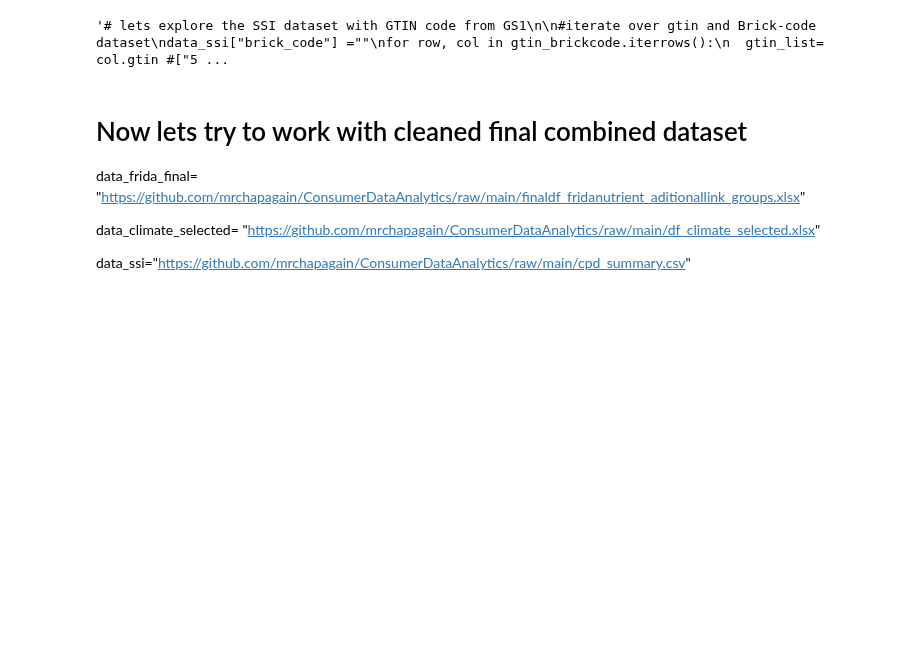
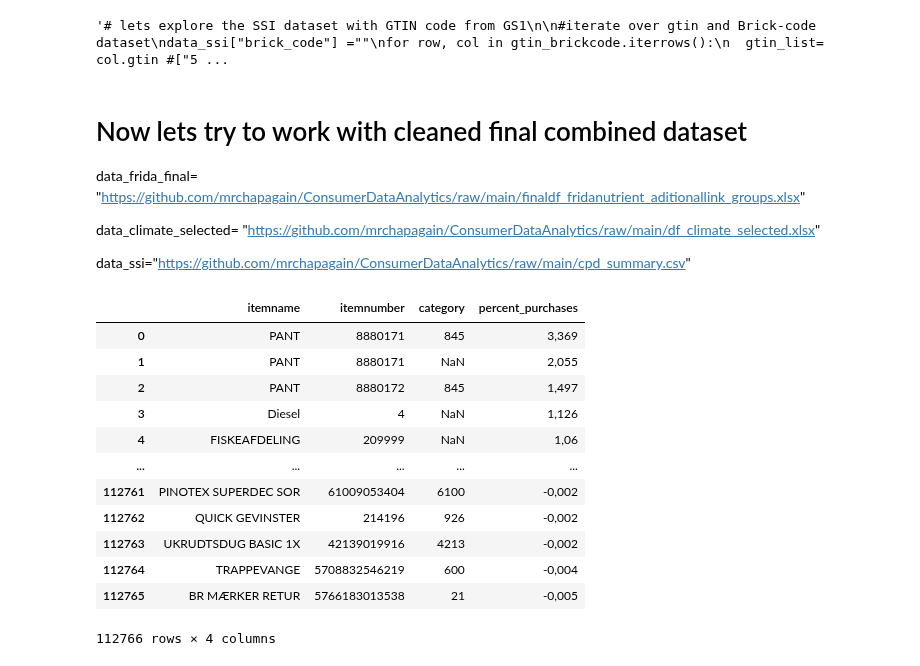
Before and after one commit to mrchapagain/ConsumerDataAnalytics, a Jupyter notebook: Data_Exploration.ipynb, the cells around one changed output. Saved outputs shown, nothing was run; the diff lists cells and outputs as text; code cells hidden in the pictures; blank space fills up the shorter version.

```diff
--- a/Data_Exploration.ipynb
+++ b/Data_Exploration.ipynb
@@ -681,3 +681,27 @@ data_frida_final= "https://github.com/mrchapagain/ConsumerDataAnalytics/raw/main
 data_climate_selected= "https://github.com/mrchapagain/ConsumerDataAnalytics/raw/main/df_climate_selected.xlsx"
 
 data_ssi="https://github.com/mrchapagain/ConsumerDataAnalytics/raw/main/cpd_summary.csv"
+# %%
+#@title Display dataframe { run: "auto", vertical-output: true }
+data_frida_final= "https://github.com/mrchapagain/ConsumerDataAnalytics/raw/main/finaldf_fridanutrient_aditionallink_groups.xlsx"
+data_climate_selected= "https://github.com/mrchapagain/ConsumerDataAnalytics/raw/main/df_climate_selected.xlsx"
+data_ssi="https://github.com/mrchapagain/ConsumerDataAnalytics/raw/main/cpd_summary.csv"
+
+Display_options = data_ssi #@param ["data_frida_final", "data_climate_selected", "data_ssi"] {type:"raw"}
+
+DataFrame= pd.read_csv(Display_options, sep= ";", index_col=False, encoding='latin-1')
+DataFrame
+# %% [output]
+|  | itemname | itemnumber | category | percent_purchases |
+| 0 | PANT | 8880171 | 845 | 3,369 |
+| 1 | PANT | 8880171 | NaN | 2,055 |
+| 2 | PANT | 8880172 | 845 | 1,497 |
+| 3 | Diesel | 4 | NaN | 1,126 |
+| 4 | FISKEAFDELING | 209999 | NaN | 1,06 |
+| ... | ... | ... | ... | ... |
+| 112761 | PINOTEX SUPERDEC SOR | 61009053404 | 6100 | -0,002 |
+| 112762 | QUICK GEVINSTER | 214196 | 926 | -0,002 |
+| 112763 | UKRUDTSDUG BASIC 1X | 42139019916 | 4213 | -0,002 |
+| 112764 | TRAPPEVANGE | 5708832546219 | 600 | -0,004 |
+| 112765 | BR MÆRKER RETUR | 5766183013538 | 21 | -0,005 |
+112766 rows × 4 columns
```
